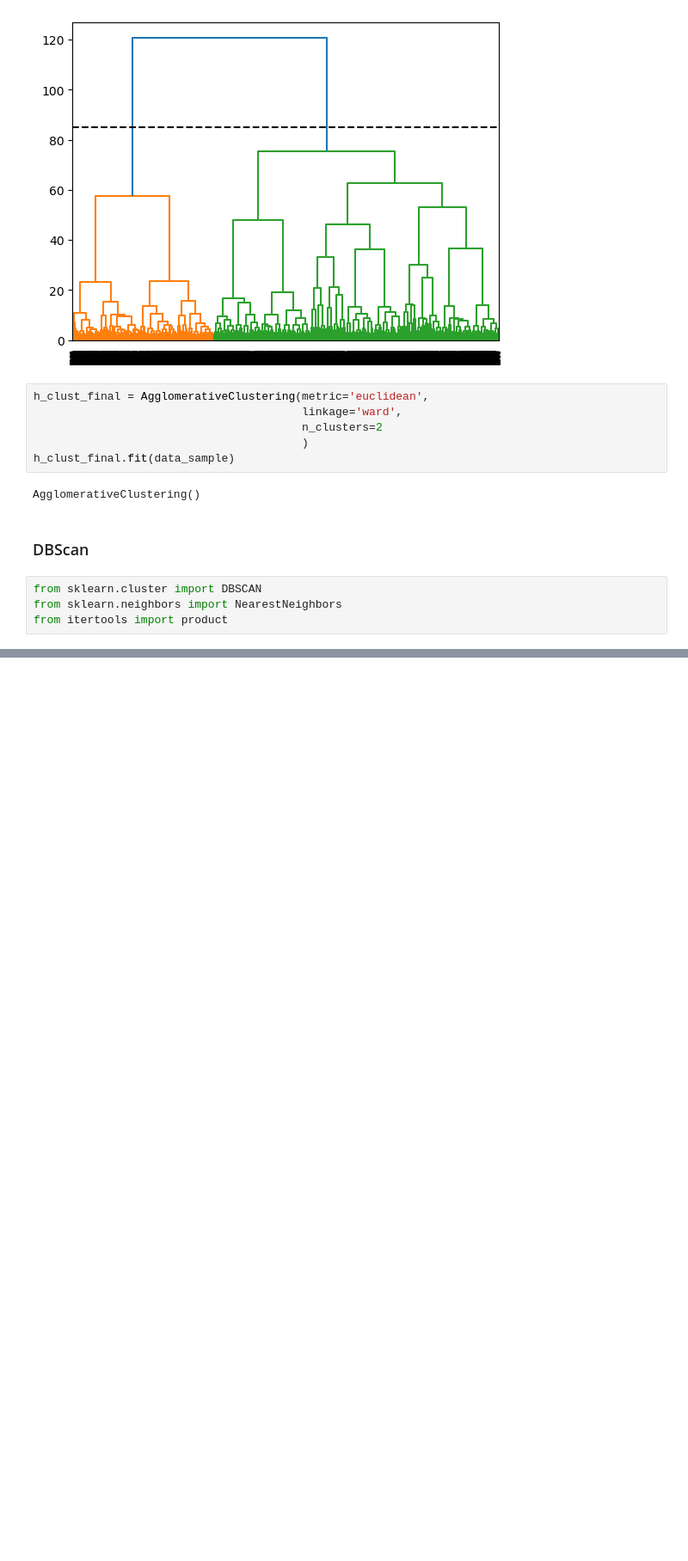
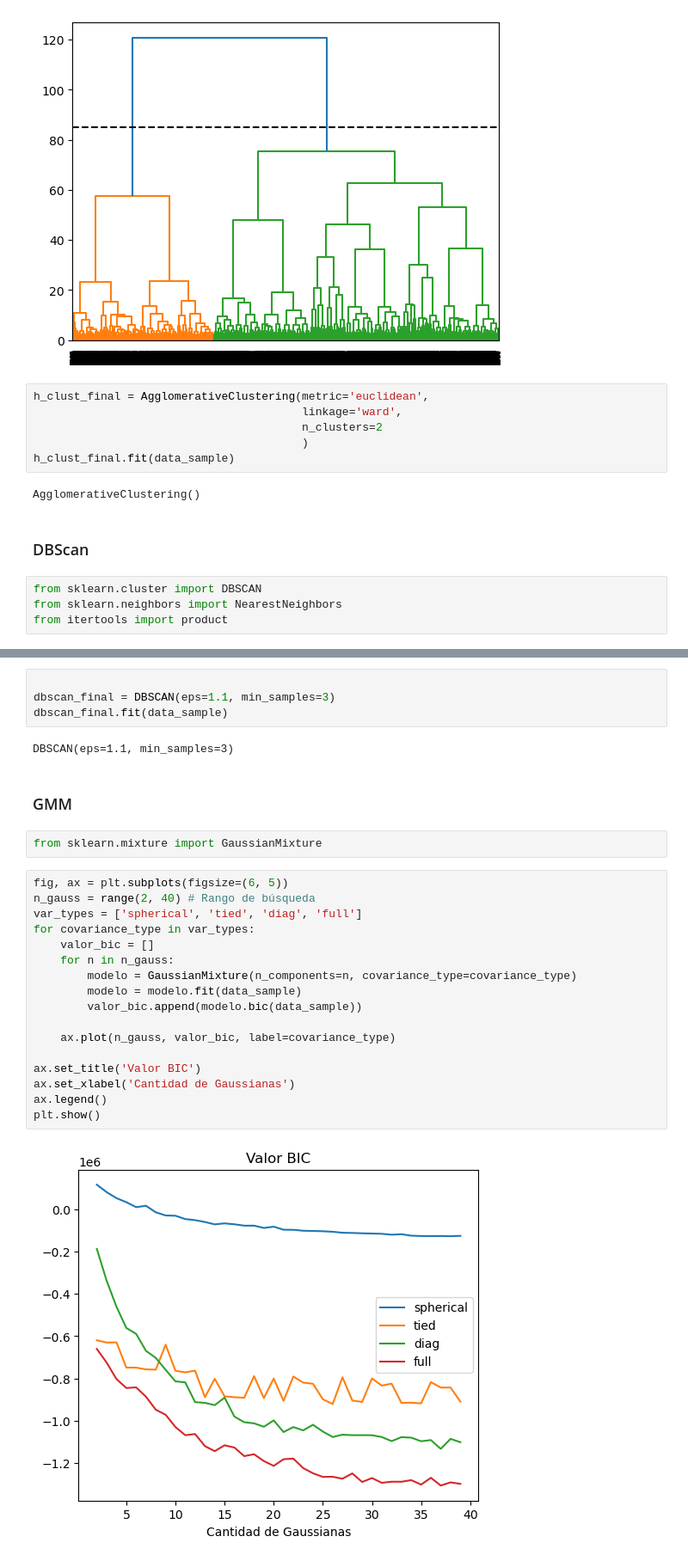
Before and after one commit to Tomaslopera/Scientific_Computing, a Jupyter notebook: Caso_Agrupamiento.ipynb, the cells around one changed output, grey strips where cells are left out. Shown at 86% size. Saved outputs shown, nothing was run; the diff lists cells and outputs as text; blank space fills up the shorter version.

```diff
--- a/Caso_Agrupamiento.ipynb
+++ b/Caso_Agrupamiento.ipynb
@@ -459,0 +483,29 @@ plt.show()
+# %%
+
+dbscan_final = DBSCAN(eps=1.1, min_samples=3)
+dbscan_final.fit(data_sample)
+# %% [output]
+DBSCAN(eps=1.1, min_samples=3)
+# %% [markdown]
+### GMM
+# %%
+from sklearn.mixture import GaussianMixture
+# %%
+fig, ax = plt.subplots(figsize=(6, 5))
+n_gauss = range(2, 40) # Rango de búsqueda
+var_types = ['spherical', 'tied', 'diag', 'full']
+for covariance_type in var_types:
+    valor_bic = []
+    for n in n_gauss:
+        modelo = GaussianMixture(n_components=n, covariance_type=covariance_type)
+        modelo = modelo.fit(data_sample)
+        valor_bic.append(modelo.bic(data_sample))
+
+    ax.plot(n_gauss, valor_bic, label=covariance_type)
+
+ax.set_title('Valor BIC')
+ax.set_xlabel('Cantidad de Gaussianas')
+ax.legend()
+plt.show()
+# %% [output]
+[figure, added]
```
Also changed, not shown: parts of 20 cells of this notebook, 1 other file.
